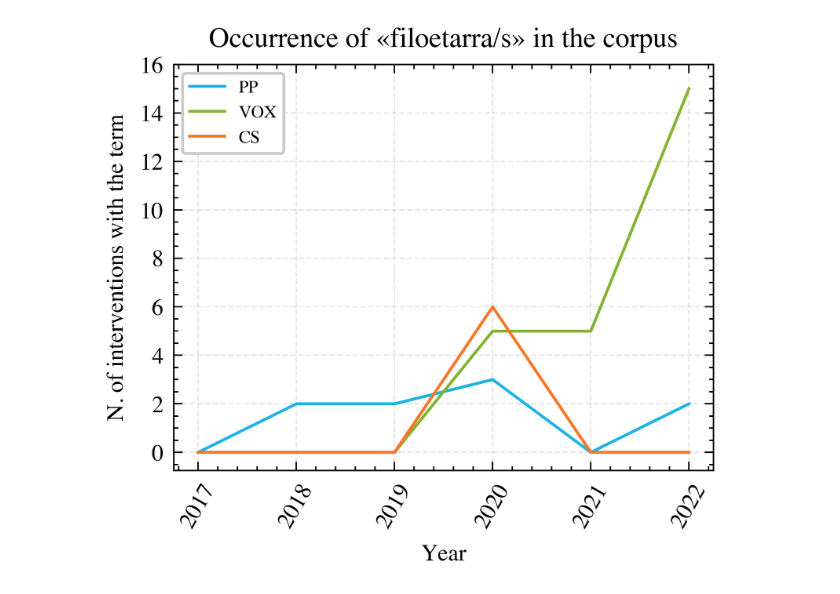
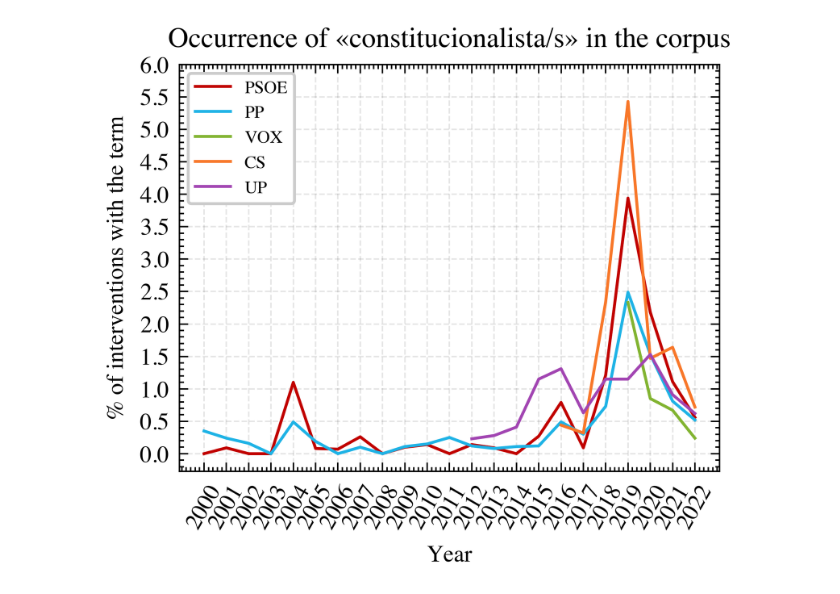
Before and after one commit to dibuja/polarisation-nlp, a Jupyter notebook: notebooks/term_propagation.ipynb, the cells around one changed output. Drawn from its saved outputs; the diff is of its cells as text; code cells hidden in the pictures.

```diff
--- a/notebooks/term_propagation.ipynb
+++ b/notebooks/term_propagation.ipynb
@@ -50,0 +68,64 @@ for group in groups:
+# %%
+# Constitucionalista/s.
+
+fig, ax = plt.subplots()
+years = [2000, 2001, 2002, 2003, 2004,
+         2005, 2006, 2007, 2008, 2009,
+         2010, 2011, 2012, 2013, 2014,
+         2015, 2016, 2017, 2018, 2019,
+         2020, 2021, 2022]
+
+
+VOX = [np.nan, np.nan, np.nan, np.nan, np.nan,
+       np.nan, np.nan, np.nan, np.nan, np.nan,
+       np.nan, np.nan, np.nan, np.nan, np.nan,
+       np.nan, np.nan, np.nan, np.nan, 2.33,
+       0.85, 0.67, 0.24]
+
+PP = [0.35, 0.24, 0.16, 0.0, 0.49,
+      0.19, 0.0, 0.1, 0.0, 0.11, 0.15,
+      0.25, 0.12, 0.08, 0.11, 0.12,
+      0.49, 0.30, 0.73, 2.49, 1.53,
+      0.81, 0.52]
+
+CS = [np.nan, np.nan, np.nan, np.nan, np.nan,
+      np.nan, np.nan, np.nan, np.nan, np.nan,
+      np.nan, np.nan, np.nan, np.nan, np.nan,
+      np.nan, 0.44, 0.32, 2.34, 5.43,
+      1.47, 1.64, 0.72]
+
+UP = [np.nan, np.nan, np.nan, np.nan, np.nan,
+      np.nan, np.nan, np.nan, np.nan, np.nan,
+      np.nan, np.nan, 0.23, 0.28, 0.41,
+      1.15, 1.31, 0.63, 1.15, 1.15, 1.53,
+      0.91, 0.62]
+
+PSOE = [0, 0.09, 0, 0, 1.1, 0.08,
+        0.07, 0.26, 0, 0.1, 0.14,
+        0, 0.14, 0.09, 0, 0.27,
+        0.79, 0.09, 1.21, 3.94, 2.18,
+        1.11, 0.56]
+
+
+
+ax.plot(years, PSOE, label='PSOE', c='#c10200')
+ax.plot(years, PP, label='PP', c='#1eb3e6')
+ax.plot(years, VOX, label='VOX', c='#82b431')
+ax.plot(years, CS, label='CS', c='#f87729')
+ax.plot(years, UP, label='UP', c='#a245b2')
+
+ax.set_xticks(years)
+ax.set_yticks([0, .5, 1, 1.5, 2, 2.5, 3, 3.5, 4, 4.5, 5, 5.5, 6])
+ax.set_xticklabels(years, rotation=60)  # , ha='right')
+ax.grid(alpha=.1)
+
+# Titles
+ax.set_xlabel('Year')
+ax.set_ylabel(f'% of interventions with the term')
+ax.set_title(f'Occurrence of «constitucionalista/s» in the corpus')
+ax.title.set_weight('bold')
+
+ax.legend(fontsize=6)
+fig.show()
+# %% [output]
+[figure, added]
@@ -54,9 +230,9 @@ for group in groups:
 fig, ax = plt.subplots()
 
 years = [2017, 2018, 2019, 2020, 2021, 2022]
-PP = [0, 2, 2, 3, 0, 2]
-VOX = [0, 0, 0, 5, 5, 15]
-CS = [0, 0, 0, 6, 0, 0]
+PP = [0, 0.18, 0.71, 0.31, 0, 0.15]
+VOX = [0, 0, 0, 0.61, 0.33, 1.14]
+CS = [0, 0, 0, 0.14, 0, 0]
 
 ax.plot(years, PP, label='PP', c='#1eb3e6')
 ax.plot(years, VOX, label='VOX', c='#82b431')
@@ -64,18 +240,16 @@ ax.plot(years, CS, label='CS', c='#f87729')
 
 
 ax.set_xticks(years)
-ax.set_yticks([0, 2, 4, 6, 8, 10, 12, 14, 16])
+ax.set_yticks([0, 0.2, 0.4, 0.6, 0.8, 1.0, 1.2])
 ax.set_xticklabels(years, rotation=60)  # , ha='right')
 ax.grid(alpha=.1)
 
 # Titles
 ax.set_xlabel('Year')
-ax.set_ylabel(f'N. of interventions with the term')
+ax.set_ylabel(f'% of interventions with the term')
 ax.set_title(f'Occurrence of «filoetarra/s» in the corpus')
 ax.title.set_weight('bold')
 
 ax.legend(fontsize=6)
 fig.show()
-# %% [output]
-[figure, removed]
 # %%
```
Also changed, not shown: parts of 10 cells of this notebook, 14 other files.
